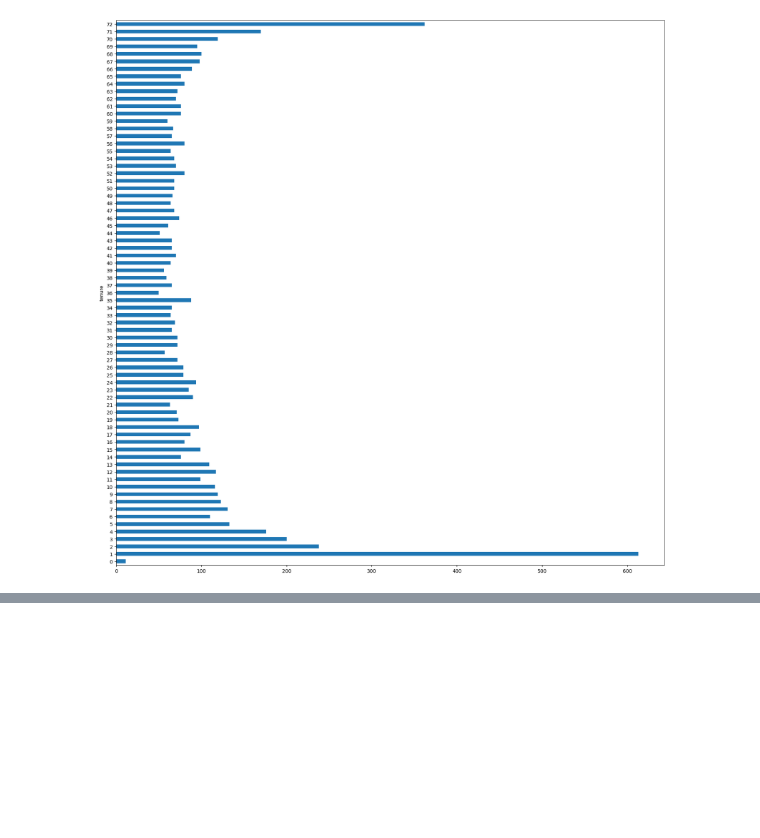
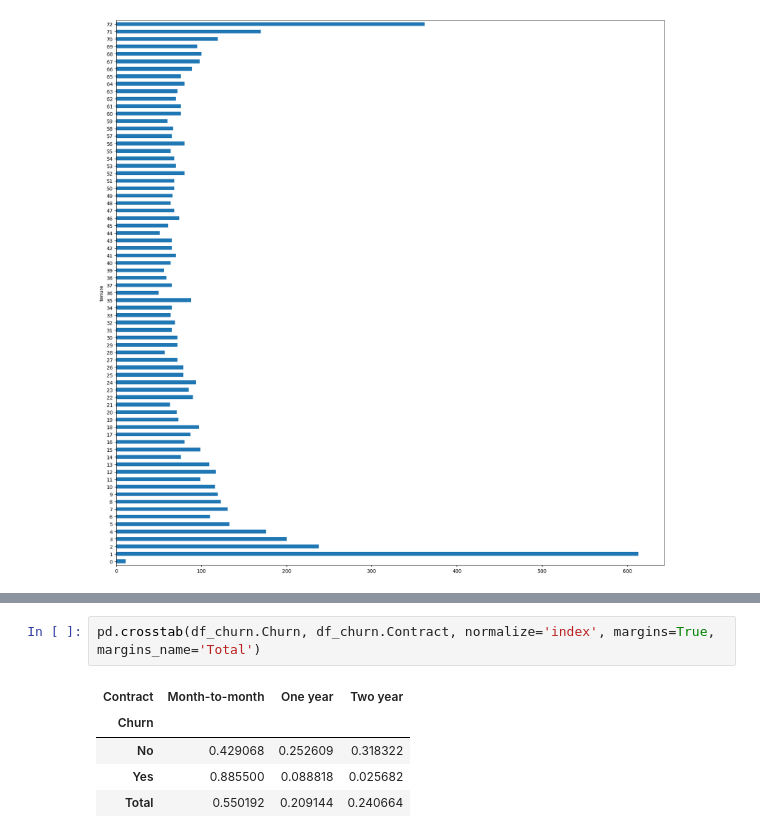
Before and after one commit to imnotannamaria/ia-ead-pandas, a Jupyter notebook: eda_churn.ipynb, the cells around one changed output, grey strips where cells are left out. Drawn from its saved outputs; the diff is of its cells as text; blank space fills up the shorter version.

```diff
--- a/eda_churn.ipynb
+++ b/eda_churn.ipynb
@@ -655,0 +666,8 @@ df_churn.groupby(['tenure'])['tenure'].count().plot.barh(figsize=(20, 20))
+# %%
+pd.crosstab(df_churn.Churn, df_churn.Contract, normalize='index', margins=True, margins_name='Total')
+# %% [output]
+| Contract | Month-to-month | One year | Two year |
+| Churn |  |  |  |
+| No | 0.429068 | 0.252609 | 0.318322 |
+| Yes | 0.885500 | 0.088818 | 0.025682 |
+| Total | 0.550192 | 0.209144 | 0.240664 |
```
Also changed, not shown: parts of 2 cells of this notebook, 1 other file.
